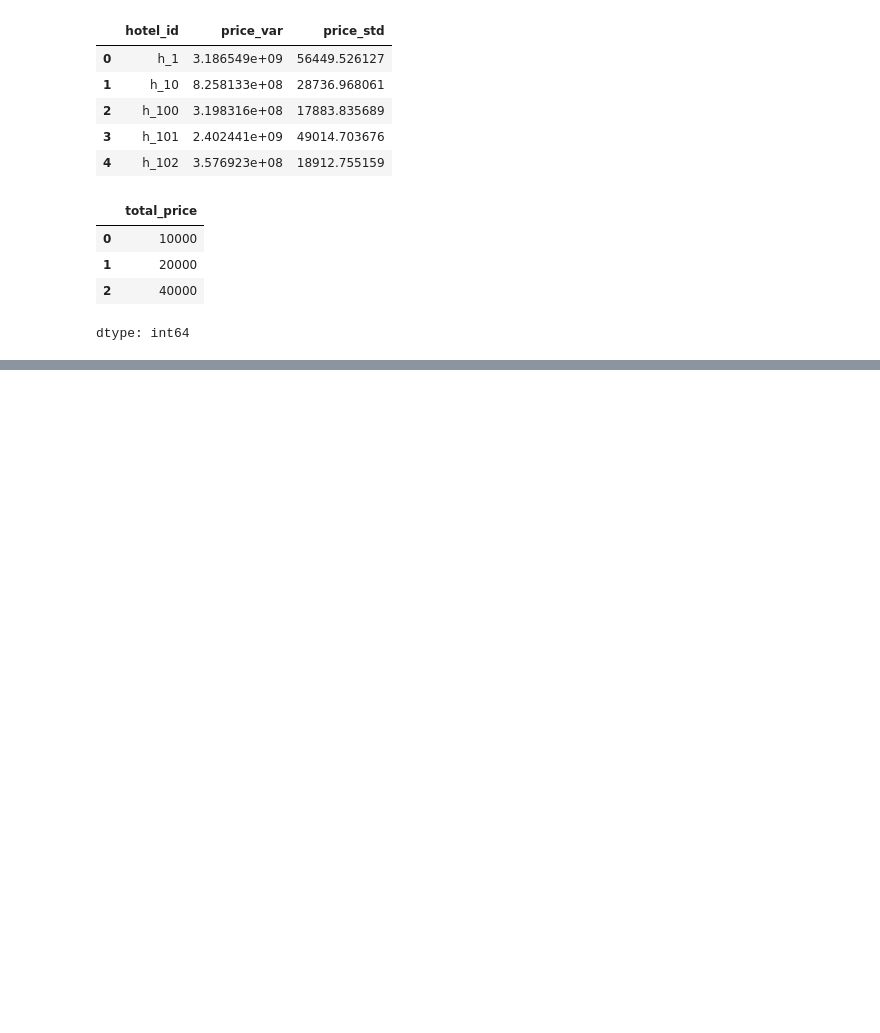
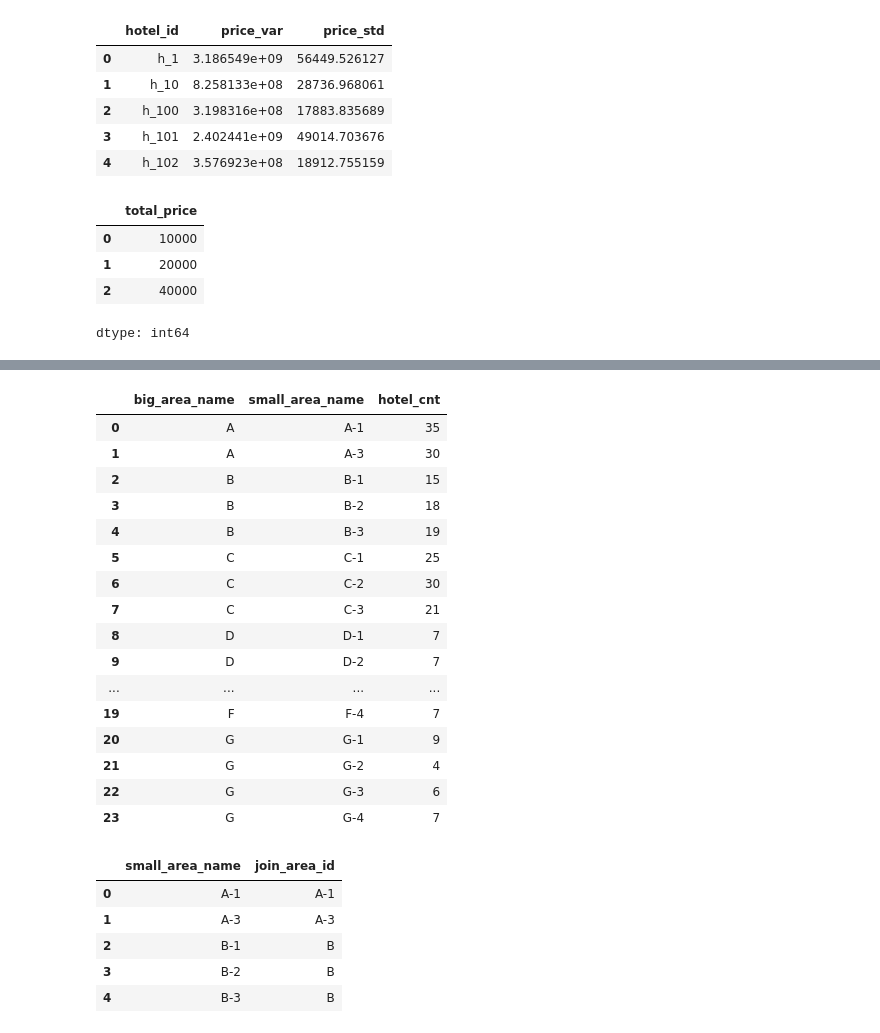
Before and after one commit to shake345/pre_treatment, a Jupyter notebook: pre_treatment.ipynb, the cells around one changed output, grey strips where cells are left out. Drawn from its saved outputs; the diff is of its cells as text; code cells hidden in the pictures; blank space fills up the shorter version.

```diff
--- a/pre_treatment.ipynb
+++ b/pre_treatment.ipynb
@@ -141,0 +201,34 @@ dtype: int64
+# %%
+# 条件別に結合するマスタテーブルを切り替え
+hotel_area_tb = hotel_tb.groupby(['big_area_name','small_area_name']).size().reset_index()
+hotel_area_tb.columns = ['big_area_name','small_area_name','hotel_cnt']
+display(hotel_area_tb)
+
+# 自ホテルを除いてhotel_cntが20以上の場合はsmall_area_name, それ以外の場合はbig_area_nameを付与したい
+hotel_area_tb['join_area_id'] = np.where(hotel_area_tb['hotel_cnt'] -1 >= 20, hotel_area_tb['small_area_name'], hotel_area_tb['big_area_name'])
+hotel_area_tb = hotel_area_tb[['small_area_name','join_area_id']]
+display(hotel_area_tb.head())
+# %% [output]
+|  | big_area_name | small_area_name | hotel_cnt |
+| 0 | A | A-1 | 35 |
+| 1 | A | A-3 | 30 |
+| 2 | B | B-1 | 15 |
+| 3 | B | B-2 | 18 |
+| 4 | B | B-3 | 19 |
+| 5 | C | C-1 | 25 |
+| 6 | C | C-2 | 30 |
+| 7 | C | C-3 | 21 |
+| 8 | D | D-1 | 7 |
+| 9 | D | D-2 | 7 |
+| ... | ... | ... | ... |
+| 19 | F | F-4 | 7 |
+| 20 | G | G-1 | 9 |
+| 21 | G | G-2 | 4 |
+| 22 | G | G-3 | 6 |
+| 23 | G | G-4 | 7 |
+|  | small_area_name | join_area_id |
+| 0 | A-1 | A-1 |
+| 1 | A-3 | A-3 |
+| 2 | B-1 | B |
+| 3 | B-2 | B |
+| 4 | B-3 | B |
```
Also changed, not shown: parts of 7 cells of this notebook.
